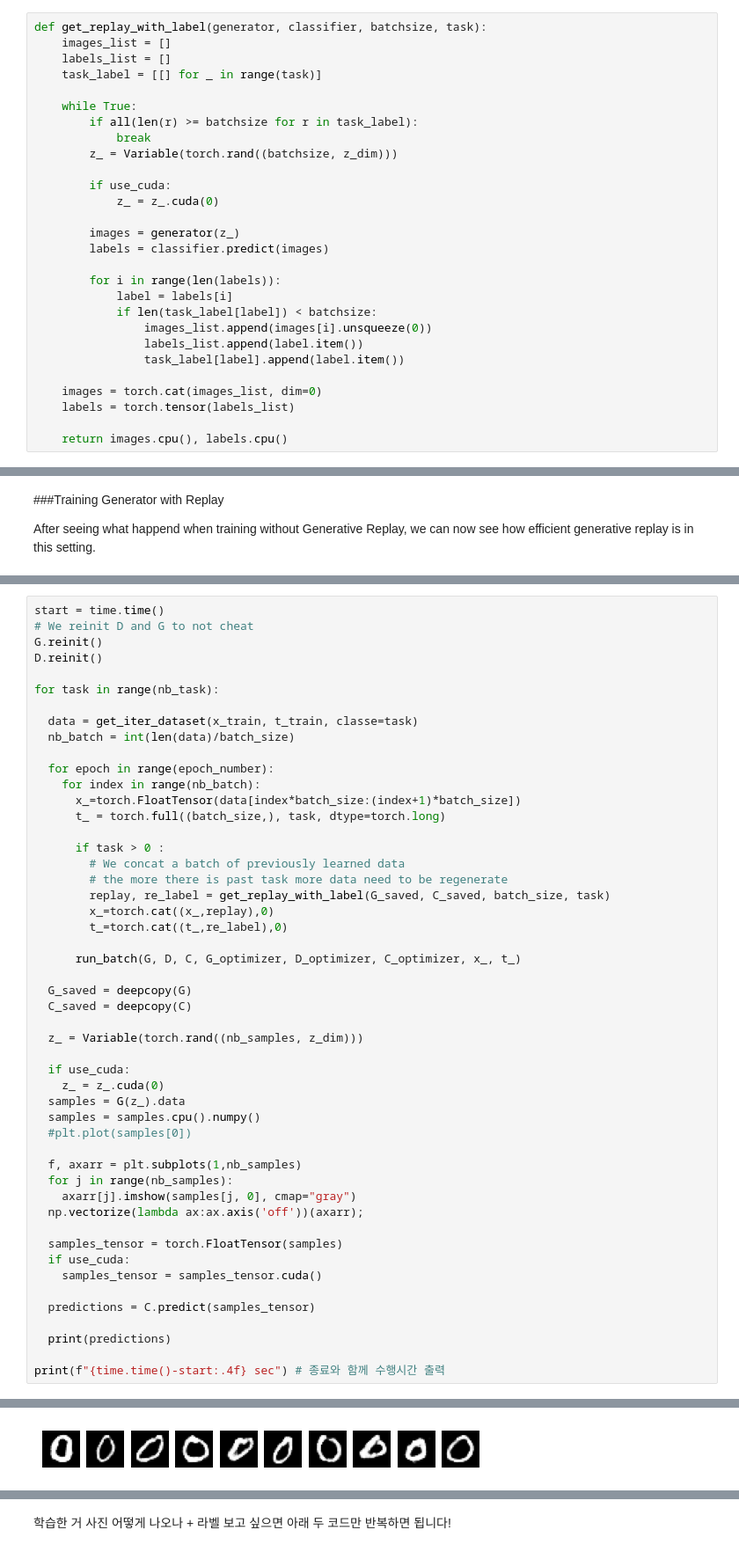
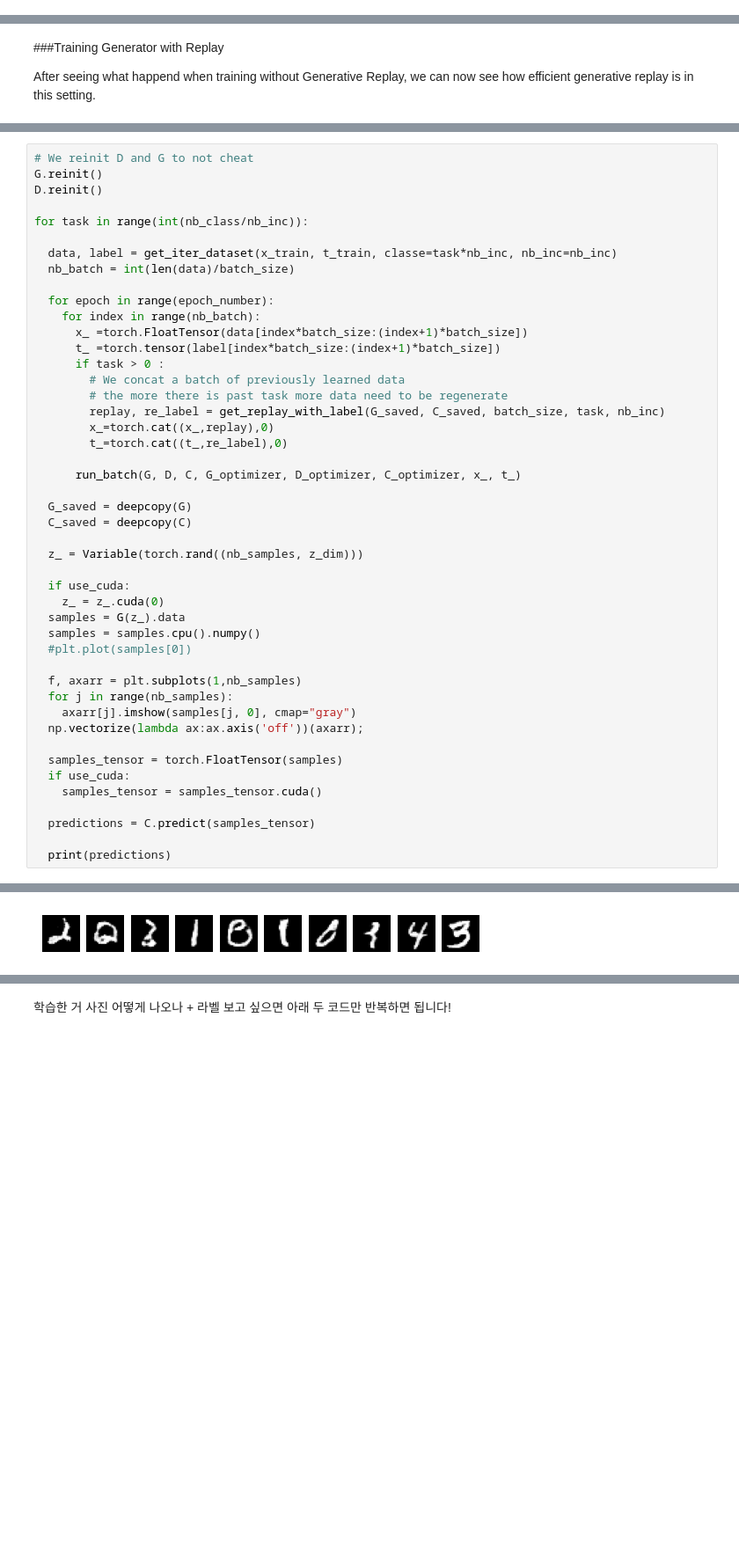
Before and after one commit to MalwareReplayGAN/MalCL, a Jupyter notebook: generative_replay.ipynb, the cells around one changed output, grey strips where cells are left out. Shown at 88% size. Drawn from its saved outputs; the diff is of its cells as text; blank space fills up the shorter version.

Commit message:
5 classes per task

```diff
--- a/generative_replay.ipynb
+++ b/generative_replay.ipynb
@@ -412,28 +397,0 @@ def get_replay_with_label(generator, classifier, batchsize, task):
-# %%
-def get_replay_with_label(generator, classifier, batchsize, task):
-    images_list = []
-    labels_list = []
-    task_label = [[] for _ in range(task)]
-
-    while True:
-        if all(len(r) >= batchsize for r in task_label):
-            break
-        z_ = Variable(torch.rand((batchsize, z_dim)))
-
-        if use_cuda:
-            z_ = z_.cuda(0)
-
-        images = generator(z_)
-        labels = classifier.predict(images)
-
-        for i in range(len(labels)):
-            label = labels[i]
-            if len(task_label[label]) < batchsize:
-                images_list.append(images[i].unsqueeze(0))
-                labels_list.append(label.item())
-                task_label[label].append(label.item())
-
-    images = torch.cat(images_list, dim=0)
-    labels = torch.tensor(labels_list)
-
-    return images.cpu(), labels.cpu()
@@ -453,23 +402,21 @@ import time # time 라이브러리 import
 # %%
-start = time.time()
 # We reinit D and G to not cheat
 G.reinit()
 D.reinit()
 
-for task in range(nb_task):
+for task in range(int(nb_class/nb_inc)):
 
-  data = get_iter_dataset(x_train, t_train, classe=task)
+  data, label = get_iter_dataset(x_train, t_train, classe=task*nb_inc, nb_inc=nb_inc)
   nb_batch = int(len(data)/batch_size)
 
   for epoch in range(epoch_number):
     for index in range(nb_batch):
-      x_=torch.FloatTensor(data[index*batch_size:(index+1)*batch_size])
-      t_ = torch.full((batch_size,), task, dtype=torch.long)
-
+      x_ =torch.FloatTensor(data[index*batch_size:(index+1)*batch_size])
+      t_ =torch.tensor(label[index*batch_size:(index+1)*batch_size])
       if task > 0 :
         # We concat a batch of previously learned data
         # the more there is past task more data need to be regenerate
-        replay, re_label = get_replay_with_label(G_saved, C_saved, batch_size, task)
+        replay, re_label = get_replay_with_label(G_saved, C_saved, batch_size, task, nb_inc)
         x_=torch.cat((x_,replay),0)
         t_=torch.cat((t_,re_label),0)
 
@@ -498,6 +445,4 @@ for task in range(nb_task):
   predictions = C.predict(samples_tensor)
 
   print(predictions)
-
-print(f"{time.time()-start:.4f} sec") # 종료와 함께 수행시간 출력
 # %% [output]
@@ -515 +451 @@ tensor([7, 1, 4, 2, 3, 8, 3, 6, 9, 3], device='cuda:0')
-[figure, old version]
+[figure, new version]
```
Also changed, not shown: parts of 24 cells of this notebook.
